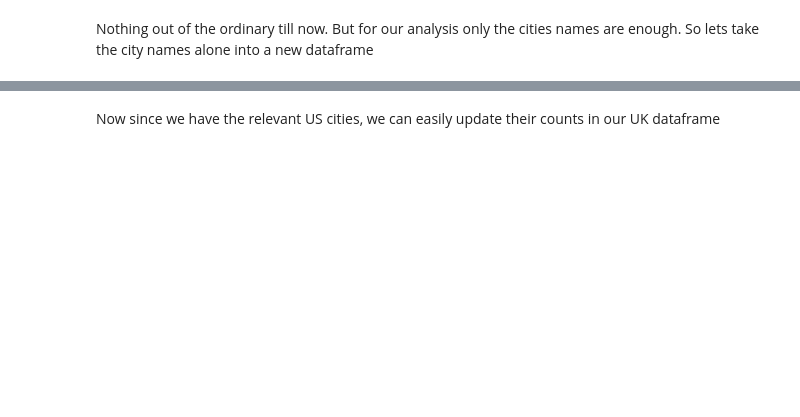
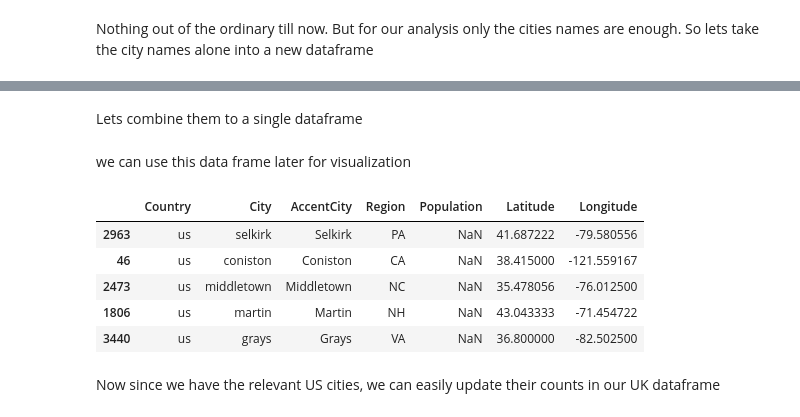
Before and after one commit to yackoa/us_cities_with_english_names, a Jupyter notebook: thoughts.ipynb, the cells around one changed output, grey strips where cells are left out. Saved outputs shown, nothing was run; the diff lists cells and outputs as text; code cells hidden in the pictures; blank space fills up the shorter version.

```diff
--- a/thoughts.ipynb
+++ b/thoughts.ipynb
@@ -173,0 +188,2 @@ us_east_coast_cities = us_east_coast_df.filter(['City'],axis=1)
+# %% [markdown]
+Lets combine them to a single dataframe
@@ -174,3 +192,14 @@ us_east_coast_cities = us_east_coast_df.filter(['City'],axis=1)
+# %% [markdown]
+we can use this data frame later for visualization
+# %%
+us_costal_cities_english_names.sample(5)
+# %% [output]
+|  | Country | City | AccentCity | Region | Population | Latitude | Longitude |
+| 2963 | us | selkirk | Selkirk | PA | NaN | 41.687222 | -79.580556 |
+| 46 | us | coniston | Coniston | CA | NaN | 38.415000 | -121.559167 |
+| 2473 | us | middletown | Middletown | NC | NaN | 35.478056 | -76.012500 |
+| 1806 | us | martin | Martin | NH | NaN | 43.043333 | -71.454722 |
+| 3440 | us | grays | Grays | VA | NaN | 36.800000 | -82.502500 |
 # %% [markdown]
 Now since we have the relevant US cities, we can easily update their counts in our UK dataframe
 # %%
```
Also changed, not shown: parts of 34 cells of this notebook.
